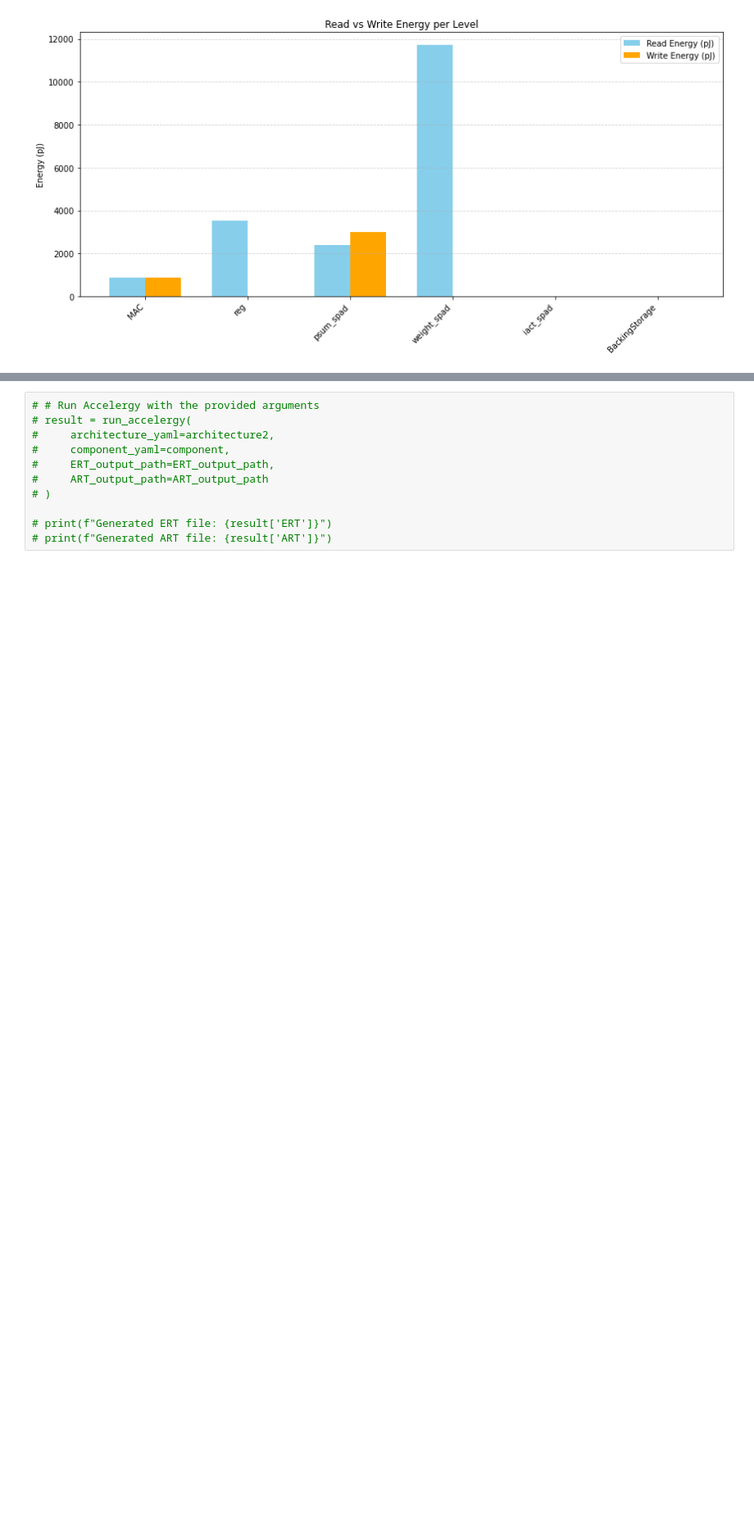
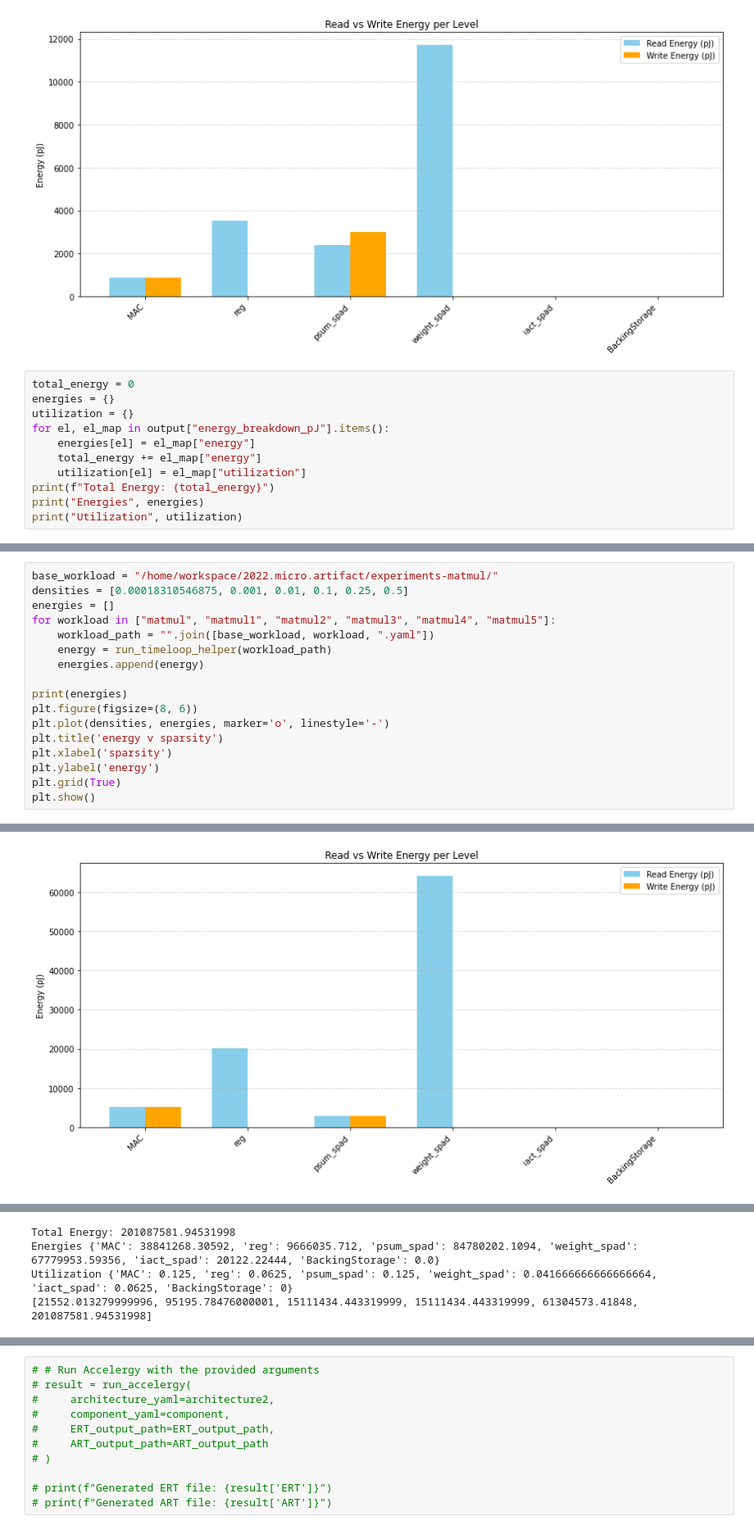
Before and after one commit to manxishi/65931-final-project, a Jupyter notebook: micro22-sparseloop-artifact/workspace/2022.micro.artifact/experiments-matmul/experiment.ipynb, the cells around one changed output, grey strips where cells are left out. Shown at 82% size. Drawn from its saved outputs; the diff is of its cells as text; blank space fills up the shorter version.

Commit message:
add more physics workload to matmul

```diff
--- a/micro22-sparseloop-artifact/workspace/2022.micro.artifact/experiments-matmul/experiment.ipynb
+++ b/micro22-sparseloop-artifact/workspace/2022.micro.artifact/experiments-matmul/experiment.ipynb
@@ -133,3 +137,14 @@ iact_spad
 BackingStorage
 {'energy': 0.0, 'storage_access_energy': 0.0, 'read_energy': 0.0, 'temporal_add_energy': 0.0, 'spatial_add_energy': 0.0, 'address_generation_energy': 0.0, 'network_energy': 0.0, 'energy_per_access_per ...
 [figure]
+# %%
+total_energy = 0
+energies = {}
+utilization = {}
+for el, el_map in output["energy_breakdown_pJ"].items():
+    energies[el] = el_map["energy"]
+    total_energy += el_map["energy"]
+    utilization[el] = el_map["utilization"]
+print(f"Total Energy: {total_energy}")
+print("Energies", energies)
+print("Utilization", utilization)
@@ -135,0 +185,18 @@ BackingStorage
+# %%
+base_workload = "/home/workspace/2022.micro.artifact/experiments-matmul/"
+densities = [0.00018310546875, 0.001, 0.01, 0.1, 0.25, 0.5]
+energies = []
+for workload in ["matmul", "matmul1", "matmul2", "matmul3", "matmul4", "matmul5"]:
+    workload_path = "".join([base_workload, workload, ".yaml"])
+    energy = run_timeloop_helper(workload_path)
+    energies.append(energy)
+
+print(energies)
+plt.figure(figsize=(8, 6))
+plt.plot(densities, energies, marker='o', linestyle='-')
+plt.title('energy v sparsity')
+plt.xlabel('sparsity')
+plt.ylabel('energy')
+plt.grid(True)
+plt.show()
+# %% [output]
@@ -135,0 +239 @@ BackingStorage
+[figure, added]
@@ -135,0 +320,4 @@ BackingStorage
+Total Energy: 201087581.94531998
+Energies {'MAC': 38841268.30592, 'reg': 9666035.712, 'psum_spad': 84780202.1094, 'weight_spad': 67779953.59356, 'iact_spad': 20122.22444, 'BackingStorage': 0.0}
+Utilization {'MAC': 0.125, 'reg': 0.0625, 'psum_spad': 0.125, 'weight_spad': 0.041666666666666664, 'iact_spad': 0.0625, 'BackingStorage': 0}
+[21552.013279999996, 95195.78476000001, 15111434.443319999, 15111434.443319999, 61304573.41848, 201087581.94531998]
```
Also changed, not shown: parts of 4 cells of this notebook, 12 other files.
